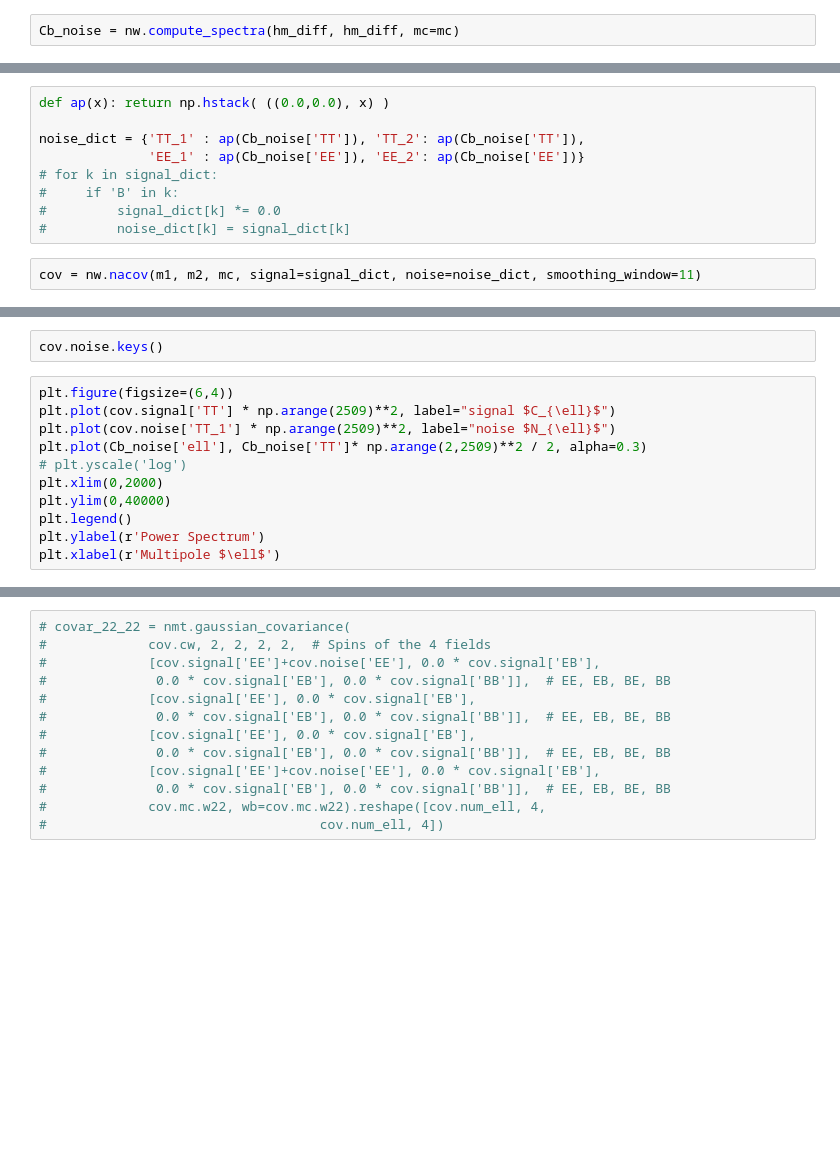
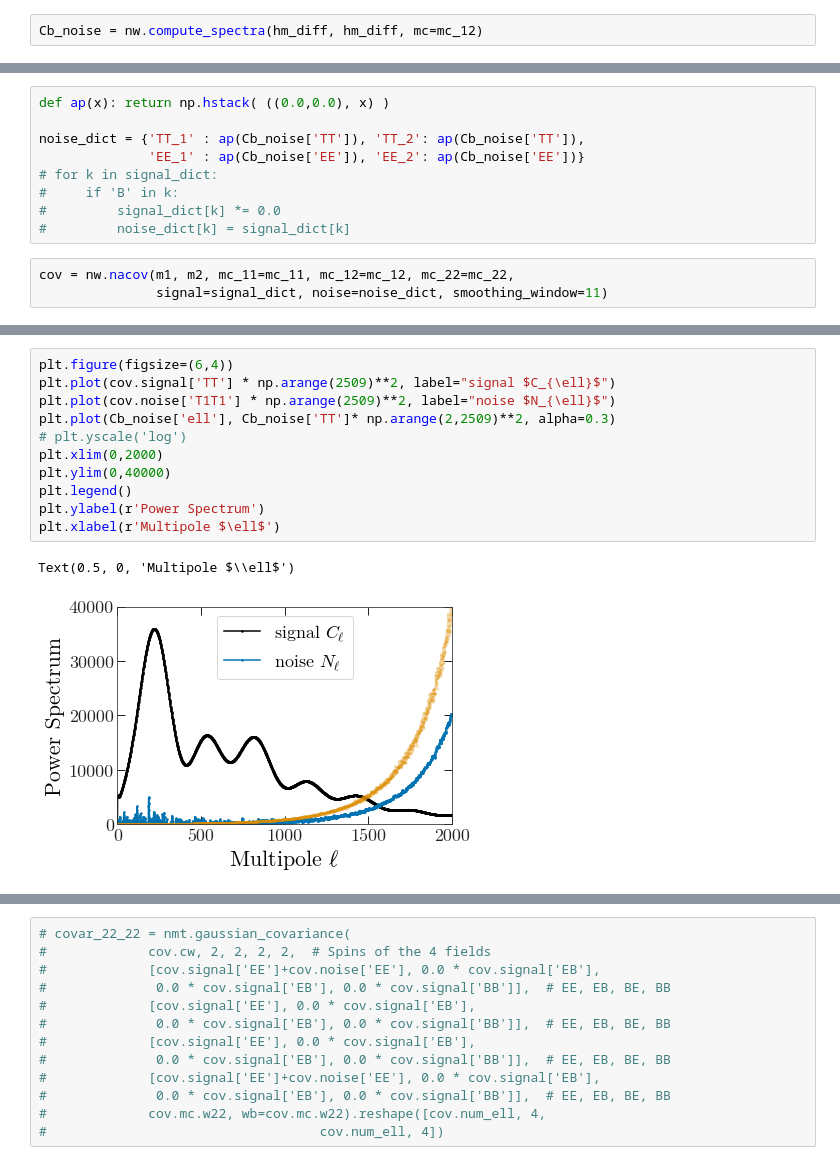
Before and after one commit to xzackli/nawrapper, a Jupyter notebook: notebooks/Planck 2018.ipynb, the cells around one changed output, grey strips where cells are left out. Saved outputs shown, nothing was run; the diff lists cells and outputs as text; blank space fills up the shorter version.

```diff
--- a/notebooks/Planck 2018.ipynb
+++ b/notebooks/Planck 2018.ipynb
@@ -174,5 +175,5 @@ hp.mollview(hm_diff.map_I, min=-100, max=100, title='Half Mission Difference')
 # %%
-Cb_noise = nw.compute_spectra(hm_diff, hm_diff, mc=mc)
+Cb_noise = nw.compute_spectra(hm_diff, hm_diff, mc=mc_12)
 # %%
 pl = nw.planck.PlanckCov(
     ellspath=f'{planck_project}/planck_spectra/vec_all_spectra.dat',
@@ -192,7 +193,8 @@ noise_dict = {'TT_1' : ap(Cb_noise['TT']), 'TT_2': ap(Cb_noise['TT']),
 #         signal_dict[k] *= 0.0
 #         noise_dict[k] = signal_dict[k]
 # %%
-cov = nw.nacov(m1, m2, mc, signal=signal_dict, noise=noise_dict, smoothing_window=11)
+cov = nw.nacov(m1, m2, mc_11=mc_11, mc_12=mc_12, mc_22=mc_22,
+               signal=signal_dict, noise=noise_dict, smoothing_window=11)
 # %%
 %%time
 cov.compute()
@@ -199,16 +204,17 @@ cov.compute()
-# %%
-cov.noise.keys()
 # %%
 plt.figure(figsize=(6,4))
 plt.plot(cov.signal['TT'] * np.arange(2509)**2, label="signal $C_{\ell}$")
-plt.plot(cov.noise['TT_1'] * np.arange(2509)**2, label="noise $N_{\ell}$")
-plt.plot(Cb_noise['ell'], Cb_noise['TT']* np.arange(2,2509)**2 / 2, alpha=0.3)
+plt.plot(cov.noise['T1T1'] * np.arange(2509)**2, label="noise $N_{\ell}$")
+plt.plot(Cb_noise['ell'], Cb_noise['TT']* np.arange(2,2509)**2, alpha=0.3)
 # plt.yscale('log')
 plt.xlim(0,2000)
 plt.ylim(0,40000)
 plt.legend()
 plt.ylabel(r'Power Spectrum')
 plt.xlabel(r'Multipole $\ell$')
+# %% [output]
+Text(0.5, 0, 'Multipole $\\ell$')
+[figure, added]
 # %%
 n_ell = len(bins.get_effective_ells())
 ell_cov, cl, err, cov_plic = pl.get_subcov('TT_143x143', debug=True)
```
Also changed, not shown: parts of 18 cells of this notebook, 4 other files.
